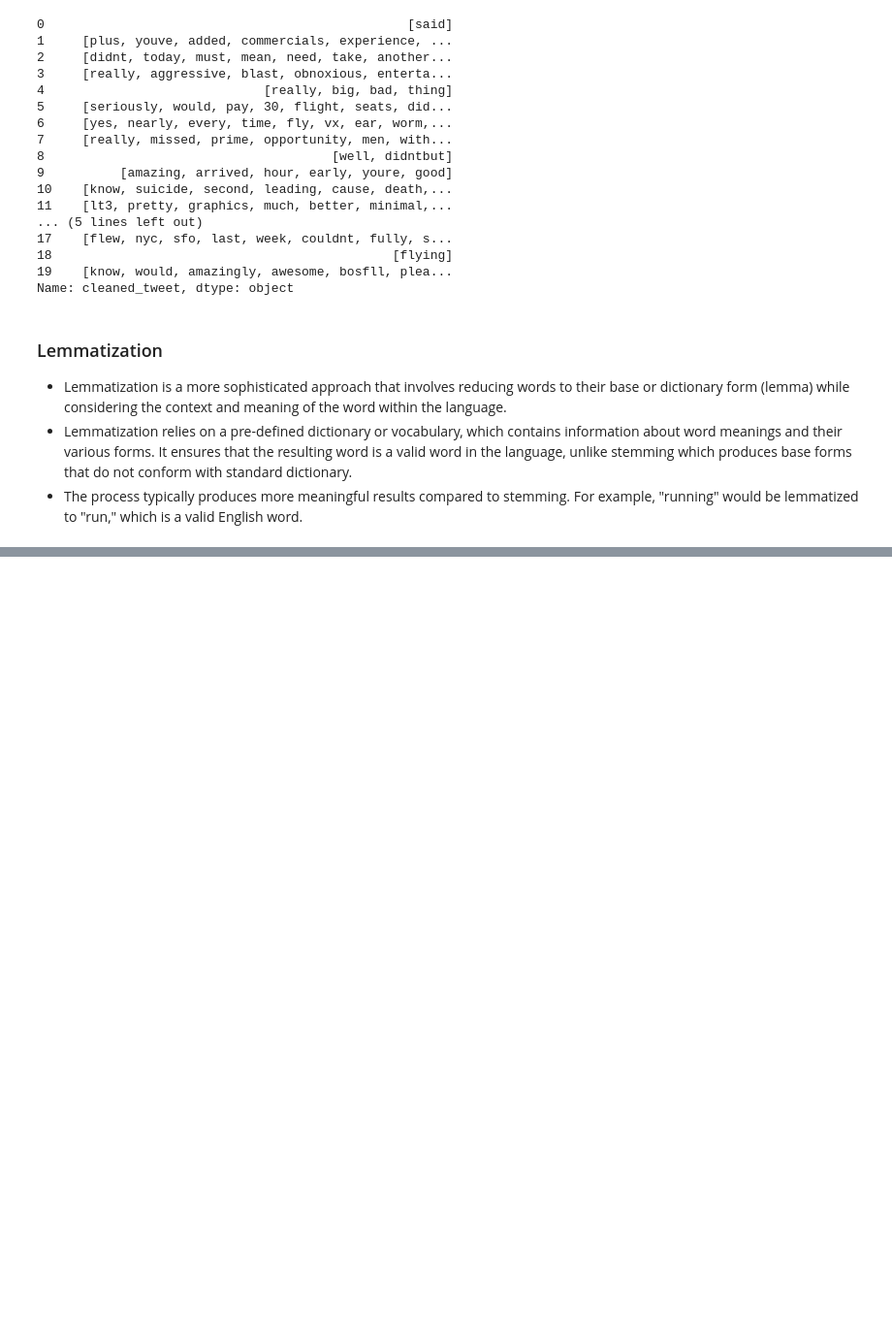
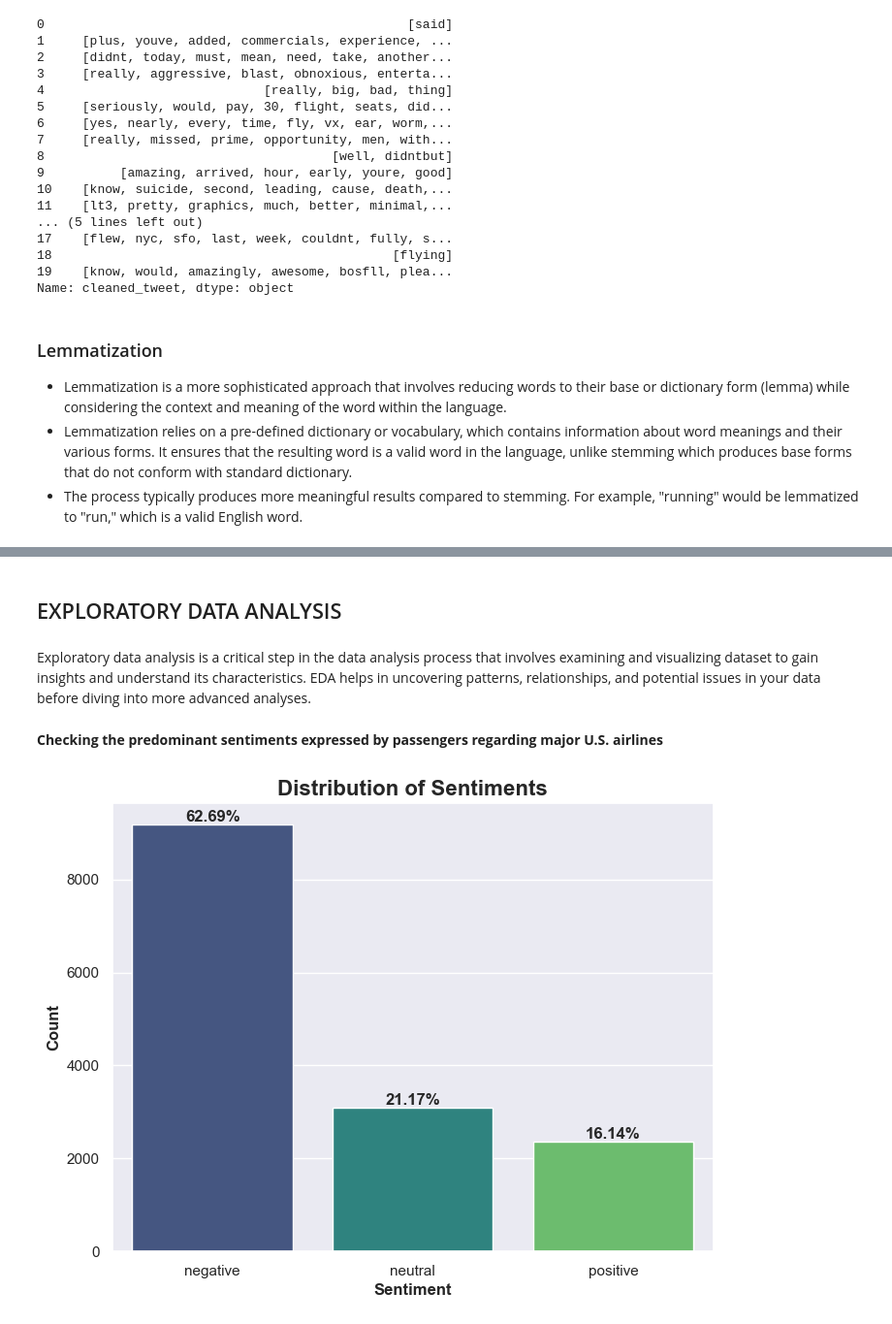
Before and after one commit to Kinuthiajoseph/Aviators-Phase-5-Project-Final, a Jupyter notebook: Jupyter Notebook 2.ipynb, the cells around one changed output, grey strips where cells are left out. Shown at 97% size. Cells and saved outputs as stored; diff of their text form; code cells hidden in the pictures; blank space fills up the shorter version.

Commit message:
sentiment distibution

```diff
--- a/Jupyter Notebook 2.ipynb
+++ b/Jupyter Notebook 2.ipynb
@@ -635 +645,32 @@ data['cleaned_tweet'].head(20)
 Name: cleaned_tweet, dtype: object
+# %% [markdown]
+## EXPLORATORY DATA ANALYSIS
+# %% [markdown]
+Exploratory data analysis is a critical step in the data analysis process that involves examining and visualizing dataset to gain insights and understand its characteristics. EDA helps in uncovering patterns, relationships, and potential issues in your data before diving into more advanced analyses.
+# %% [markdown]
+**Checking the predominant sentiments expressed by passengers regarding major U.S. airlines**
+# %%
+# Checking the occurance of each sentiment
+count = data['airline_sentiment'].value_counts()
+
+# finding the percentage of each sentiment
+percentage = round(count/len(data['airline_sentiment'])*100,2)
+
+# Creating a plot for the distribution of sentiments
+plt.figure(figsize=(8, 6))
+sns.set(style="darkgrid")
+sns.barplot(x=count.index, y=count, palette='viridis')
+
+# Showing the percentage of each sentiment at the top of each bars
+for i in range(count.shape[0]):
+    count = count
+    percentage = percentage
+    plt.text(i, count[i], str(percentage[i])+'%',
+             ha='center', va='bottom', fontweight='bold')
+
+# Setting labels and title
+plt.xlabel('Sentiment', fontweight='bold', fontsize=12)
+plt.ylabel('Count', fontweight='bold', fontsize=12)
+plt.title('Distribution of Sentiments', fontweight='bold', fontsize=16);
+# %% [output]
+[figure, added]
```
Also changed, not shown: parts of 8 cells of this notebook.
